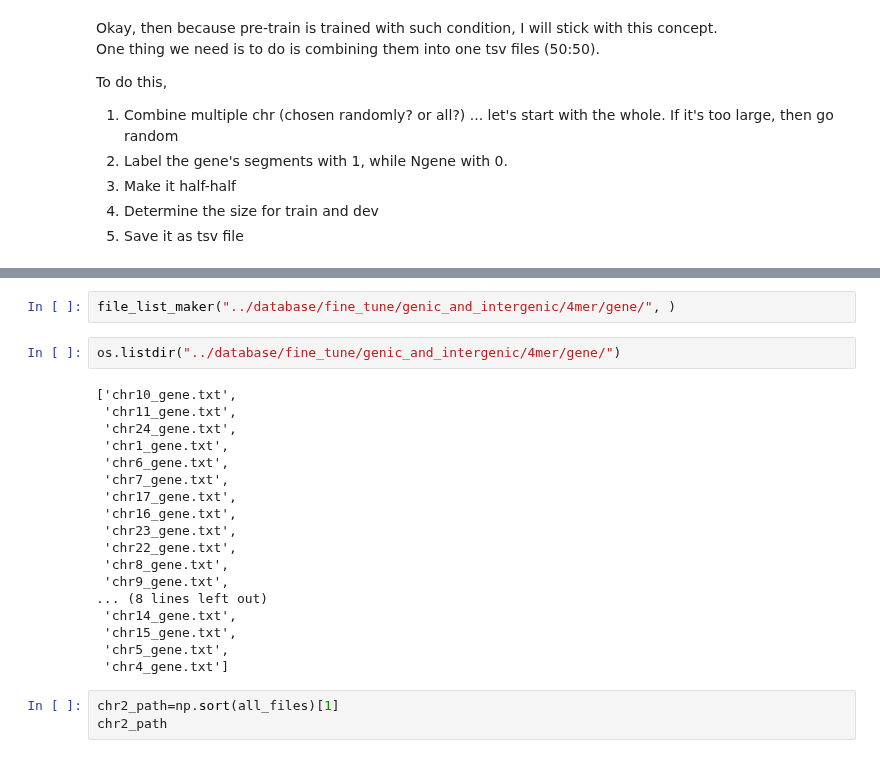
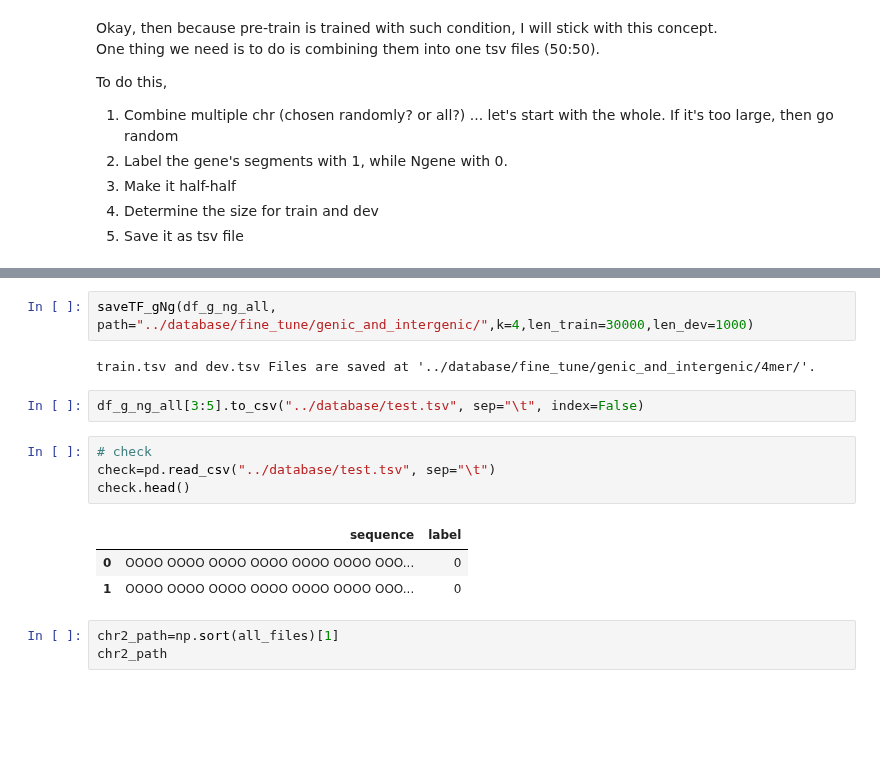
Before and after one commit to caocao0525/NSP, a Jupyter notebook: fine_tuning_data_preparation.ipynb, the cells around one changed output, grey strips where cells are left out. Drawn from its saved outputs; the diff is of its cells as text; blank space fills up the shorter version.

```diff
--- a/fine_tuning_data_preparation.ipynb
+++ b/fine_tuning_data_preparation.ipynb
@@ -293,25 +260,17 @@ ng_len_all,g_len_all=prepFT_NgenicR("../database/fine_tune/genic_and_intergenic/
-# %%
-file_list_maker("../database/fine_tune/genic_and_intergenic/4mer/gene/", )
-# %%
-os.listdir("../database/fine_tune/genic_and_intergenic/4mer/gene/")
-# %% [output]
-['chr10_gene.txt',
- 'chr11_gene.txt',
- 'chr24_gene.txt',
- 'chr1_gene.txt',
- 'chr6_gene.txt',
- 'chr7_gene.txt',
- 'chr17_gene.txt',
- 'chr16_gene.txt',
- 'chr23_gene.txt',
- 'chr22_gene.txt',
- 'chr8_gene.txt',
- 'chr9_gene.txt',
-... (8 lines left out)
- 'chr14_gene.txt',
- 'chr15_gene.txt',
- 'chr5_gene.txt',
- 'chr4_gene.txt']
+# %%
+saveTF_gNg(df_g_ng_all, path="../database/fine_tune/genic_and_intergenic/",k=4,len_train=30000,len_dev=1000)
+# %% [output]
+train.tsv and dev.tsv Files are saved at '../database/fine_tune/genic_and_intergenic/4mer/'.
+# %%
+df_g_ng_all[3:5].to_csv("../database/test.tsv", sep="\t", index=False)
+# %%
+# check
+check=pd.read_csv("../database/test.tsv", sep="\t")
+check.head()
+# %% [output]
+|  | sequence | label |
+| 0 | OOOO OOOO OOOO OOOO OOOO OOOO OOO... | 0 |
+| 1 | OOOO OOOO OOOO OOOO OOOO OOOO OOO... | 0 |
 # %%
 chr2_path=np.sort(all_files)[1]
 chr2_path
```
Also changed, not shown: parts of 11 cells of this notebook, 1 other file.
